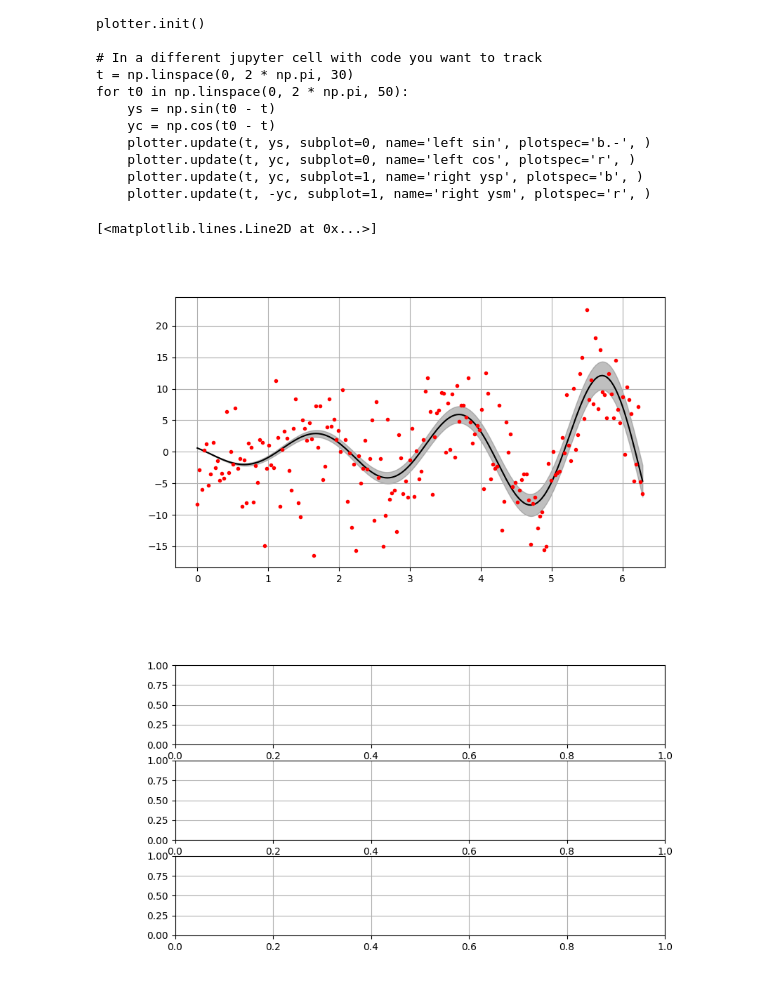
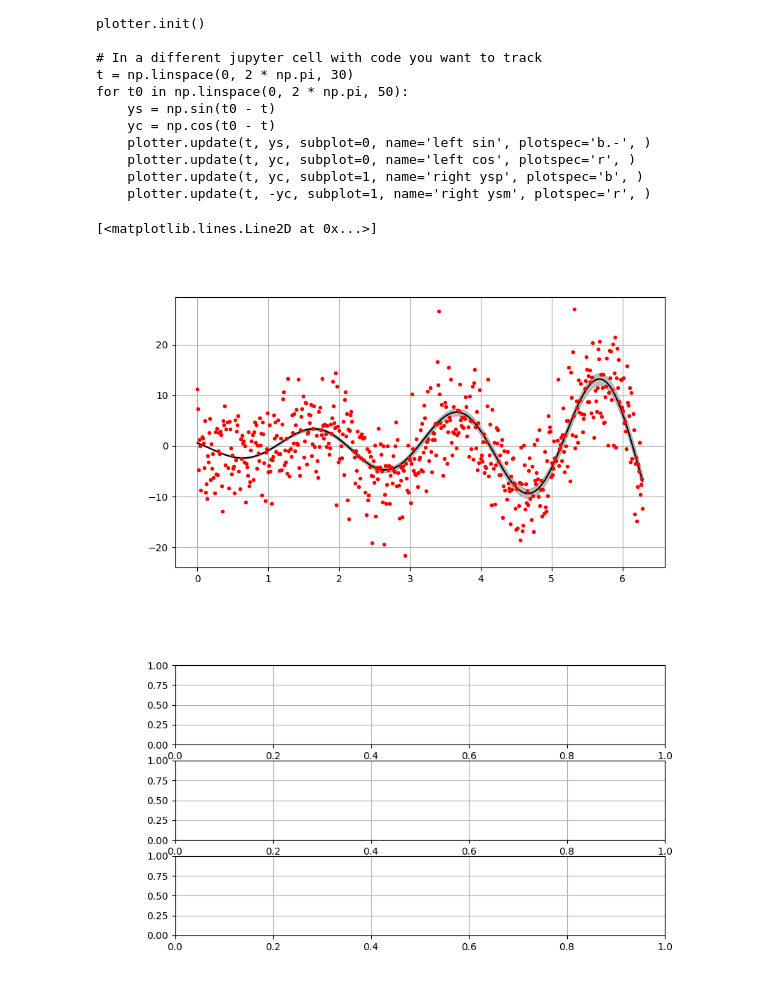
Before and after one commit to robdmc/random, a Jupyter notebook: notebooks/jax_fitter_dev_optax_nonlin.ipynb, the cells around one changed output. Cells and saved outputs as stored; diff of their text form; code cells hidden in the pictures.

```diff
--- a/notebooks/jax_fitter_dev_optax_nonlin.ipynb
+++ b/notebooks/jax_fitter_dev_optax_nonlin.ipynb
@@ -200,36 +200,36 @@ def model(w, t):
 def call_back(state):
     splotter.update(state.iterations, state.losses, subplot=0, name='loss', logy=True)
     if state.best_iterations:
         splotter.update(state.best_iterations, state.best_losses, subplot=0, name='bestloss', plotspec='r.', logy=True)
     splotter.update(state.kwargs['t'], state.y, subplot=1, name='data', plotspec='k.')
     splotter.update(state.kwargs['t'], state.yhat, subplot=1, name='fit', plotspec='r-')
     splotter.update(state.best_iterations[-100:], state.best_losses[-100:], subplot=2, name='recentloss', logy=True)
 
 
 
-t = np.linspace(0, 2 * np.pi, 200)
+t = np.linspace(0, 2 * np.pi, 600)
 a_true = 2.
 f_true = .5
 t0_true = 1 * np.pi
 gamma_true = 1/3.
 w = np.array([a_true, f_true, t0_true, gamma_true])
 y_true = model(w, t)
 
 
 y = y_true + 5.5 * np.random.randn(*y_true.shape)
 
-w0 = jnp.array([.1, .4, 3., .4])
+w0 = jnp.array([10, .4, 3., .5])
 fitter = JaxMLE(model, learning_rate=.09, max_iter=18270, callback=call_back, callback_every=100)
 fitter.fit(w0, y, t=t)
 yf, sigma = fitter.predict_and_error(t=t)
 
 ax = ezr.figure()
 ax.fill_between(t, yf + sigma, yf - sigma, color='grey', alpha=.5)
 ax.plot(t, yf, 'k-')
 ax.plot(t, y, 'r.', alpha=1)
 # %% [output]
 [<matplotlib.lines.Line2D at 0x...>]
-[figure, old version]
+[figure, new version]
 # %%
 splotter = ezr.StreamPlotter(rows=3, cols=1)
 splotter.init()
```
Also changed, not shown: parts of 2 cells of this notebook.
